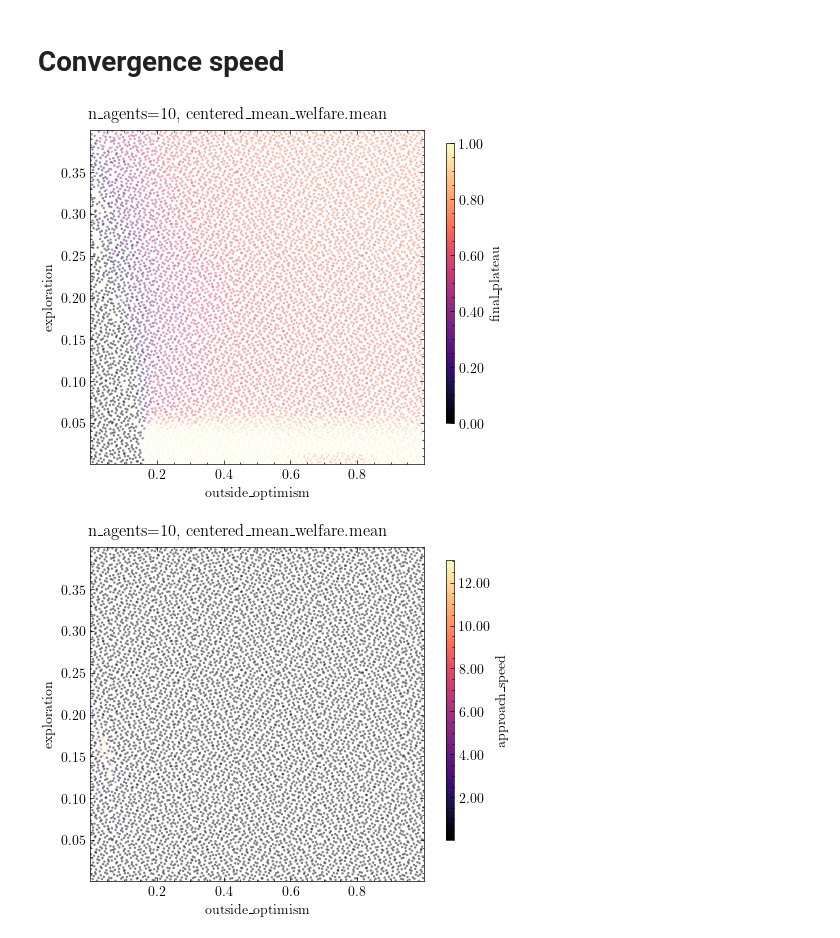
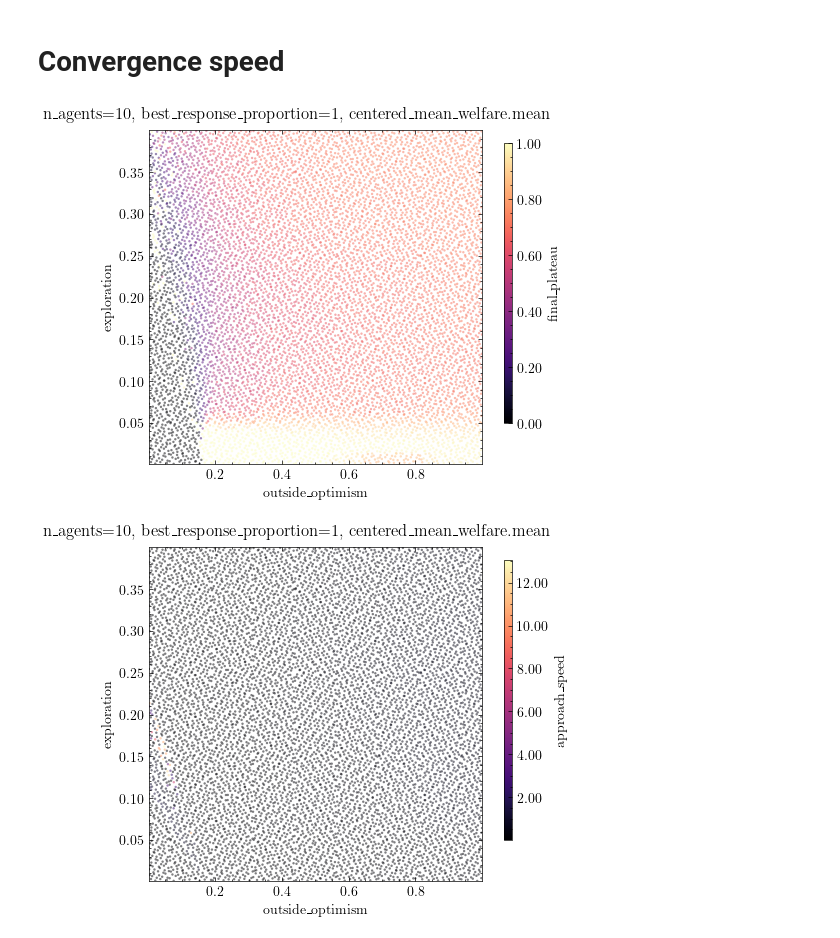
Before and after one commit to hdahmou/Network_creation, a Jupyter notebook: notebooks/task_result_loader.ipynb, the cells around one changed output. Cells and saved outputs as stored; diff of their text form; code cells hidden in the pictures.

```diff
--- a/notebooks/task_result_loader.ipynb
+++ b/notebooks/task_result_loader.ipynb
@@ -177,8 +226,8 @@ timeseries = ds["x"]
 final = timeseries.isel(step=-1)
 observables = tuple(ds.coords["observable"].values)
 steps = ds.coords["step"].values
-n_agents_by_sample = ds["theta"].sel(theta_parameter="n_agents").values
-n_agents_values = np.unique(n_agents_by_sample)
+n_agents_values = ds.coords["n_agents"].values
+proportion_values = ds.coords[policy_proportion_dim].values
 parameter_rows = ds.coords["parameter_row"].values
 # %%
 for selected_n_agents in n_agents_values:
@@ -325,33 +428,48 @@ for target_idx in range(len(observable_labels) - 1):
 # %%
 target_idx = -1
 for selected_n_agents in n_agents_values:
-    mask = n_agents == selected_n_agents
-    theta = theta_all[mask]
-    selected_timeseries = (
-        ds["x"]
-        .sel(observable=observable_labels[target_idx])
-        .values[mask]
-    )
+    for selected_proportion in proportion_values:
+        selector = dense_selector(selected_n_agents, selected_proportion)
+        theta = ds["theta"].sel(selector).values
+        selected_timeseries = (
+            ds["x"].sel(selector).sel(observable=observable_labels[target_idx]).values
+        )
 
-    final_plateau, approach_speed = estimate_k_and_plateau(values_timeseries=selected_timeseries)
+        final_plateau, approach_speed = estimate_k_and_plateau(
+            values_timeseries=selected_timeseries,
+        )
 
-    for y, target_label in zip((final_plateau, approach_speed), ("final_plateau", "approach_speed")):
-        fig, axes = plot_pair(
-            X=theta,
-            y=y,
-            labels=theta_labels,
-            label_y=target_label,
-            atol=1e-5,
-            base_fig_size=4.0,
-            cmap="magma",
-            method="points",
-            resolution=100,
-            #sigma=2.5,
-            point_size=3,
-            norm=Normalize(vmin=0.0, vmax=1.0) if target_label == "final_plateau" else None,
-            ordered_discrete_keys=["visibility_distance"]
-        )
-        fig.suptitle(f"n_agents={int(selected_n_agents)}, {observable_labels[target_idx]}")
+        for y, target_label in zip(
+            (final_plateau, approach_speed),
+            ("final_plateau", "approach_speed"),
+        ):
+            mask = finite_row_mask(theta, y)
+            if not mask.any():
+                continue
+            fig, axes = plot_pair(
+                X=theta[mask],
+                y=y[mask],
+                labels=theta_labels,
+                label_y=target_label,
+                atol=1e-5,
+                base_fig_size=4.0,
+                cmap="magma",
+                method="points",
+                resolution=100,
+                # sigma=2.5,
+                point_size=3,
+                norm=(
+                    Normalize(vmin=0.0, vmax=1.0)
+                    if target_label == "final_plateau"
+                    else None
+                ),
+                ordered_discrete_keys=["visibility_distance"],
+            )
+            fig.suptitle(
+                f"n_agents={int(selected_n_agents)}, "
+                f"{policy_proportion_dim}={float(selected_proportion):.3g}, "
+                f"{observable_labels[target_idx]}"
+            )
 # %% [output]
-[figure, old version]
+[figure, new version]
-[figure, old version]
+[figure, new version]
```
Also changed, not shown: parts of 14 cells of this notebook, 4 other files.
